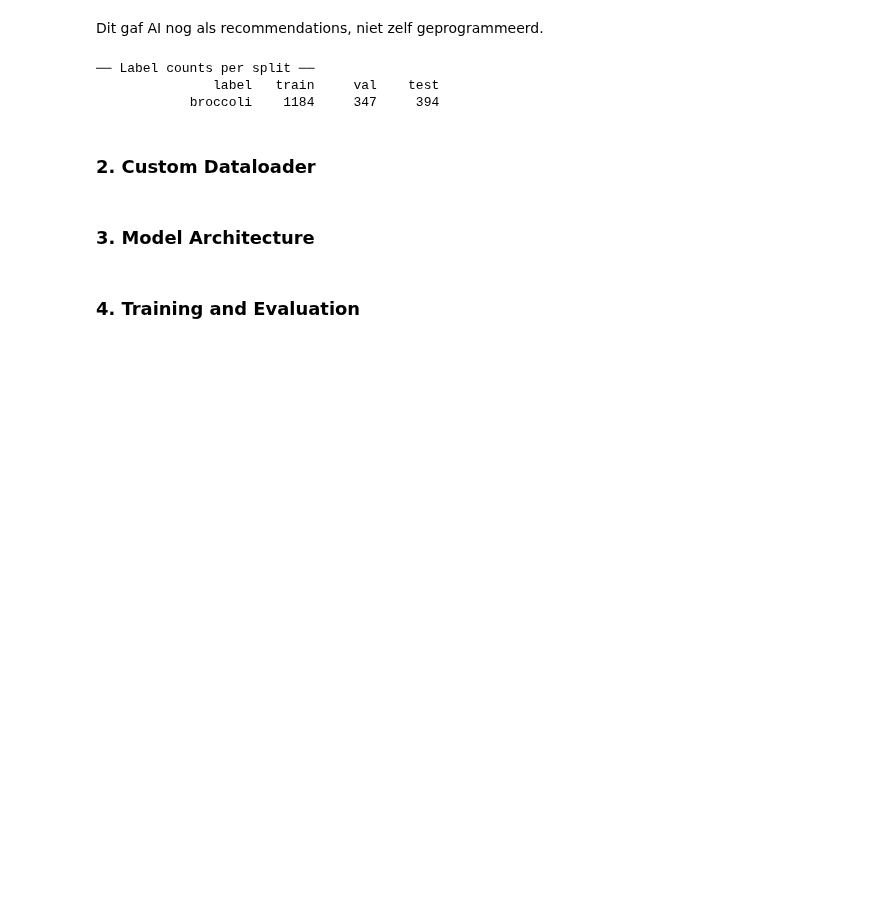
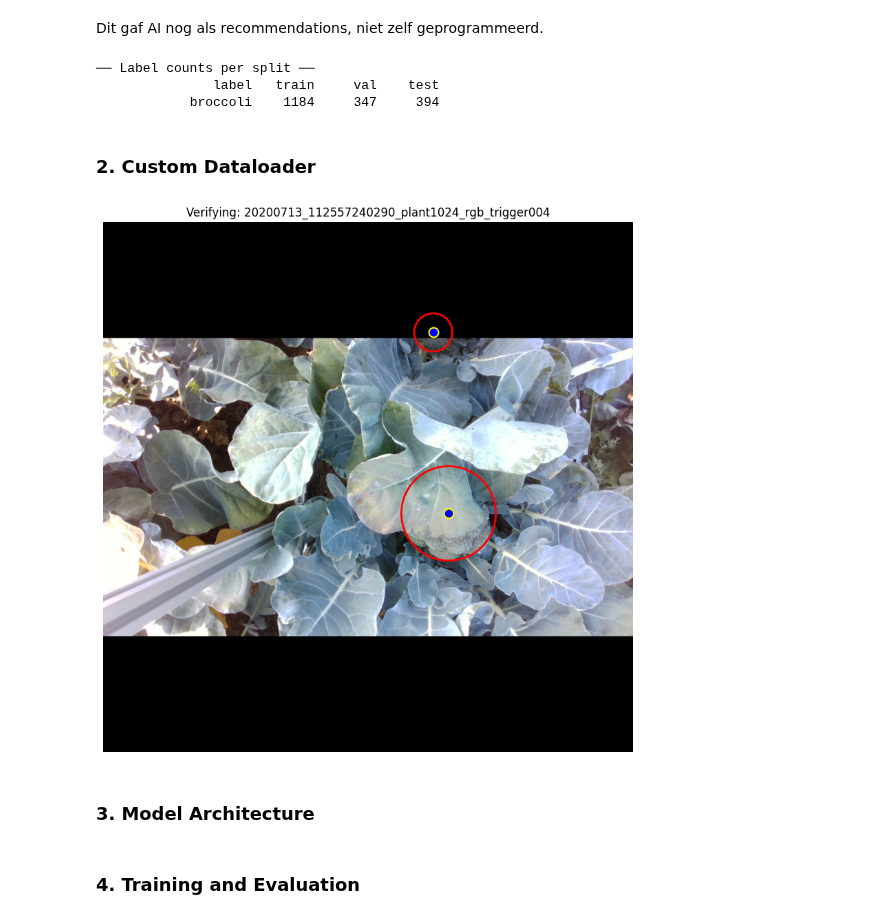
Before and after one commit to CoenHiddink2001/Computer_Vision_Group8, a Jupyter notebook: Vision Assignment.ipynb, the cells around one changed output. Drawn from its saved outputs; the diff is of its cells as text; code cells hidden in the pictures; blank space fills up the shorter version.

```diff
--- a/Vision Assignment.ipynb
+++ b/Vision Assignment.ipynb
@@ -129,3 +197,37 @@ for lbl in all_labels:
+# %%
+# base_path = r"Data\broccoli"
+check_dataset = BroccoliGraspingDataset(data_root, split="train", transforms=None)
+example = 42
+
+img, target = check_dataset[example]
+
+# 3. Convert (C, H, W) tensor to (H, W, C) for Matplotlib
+plot_img = img.permute(1, 2, 0).numpy()
+
+fig, ax = plt.subplots(1, figsize=(10, 10))
+ax.imshow(plot_img)
+
+# 4. Iterate through found broccoli heads
+for i in range(len(target['boxes'])):
+    # Get center from keypoint tensor [N, 1, 3]
+    cx, cy = target['keypoints'][i, 0, 0], target['keypoints'][i, 0, 1]
+
+    # Get radius back from our box calculation
+    box = target['boxes'][i]
+    radius = (box[2] - box[0]) / 2
+
+    # Draw Red Circle
+    circle = patches.Circle((cx, cy), radius, linewidth=2, edgecolor='red', facecolor='none')
+    ax.add_patch(circle)
+
+    # Draw Grasping Point Dot
+    ax.scatter(cx, cy, s=100, c='blue', edgecolors='yellow', linewidth=1.5, label='Grasping Point')
+
+plt.title(f"Verifying: {check_dataset.file_names[example]}")
+plt.axis('off')
+plt.show()
+# %% [output]
+[figure, added]
 # %% [markdown]
 ### 3. Model Architecture
 # %% [markdown]
```
Also changed, not shown: parts of 2 cells of this notebook, 3 other files.
